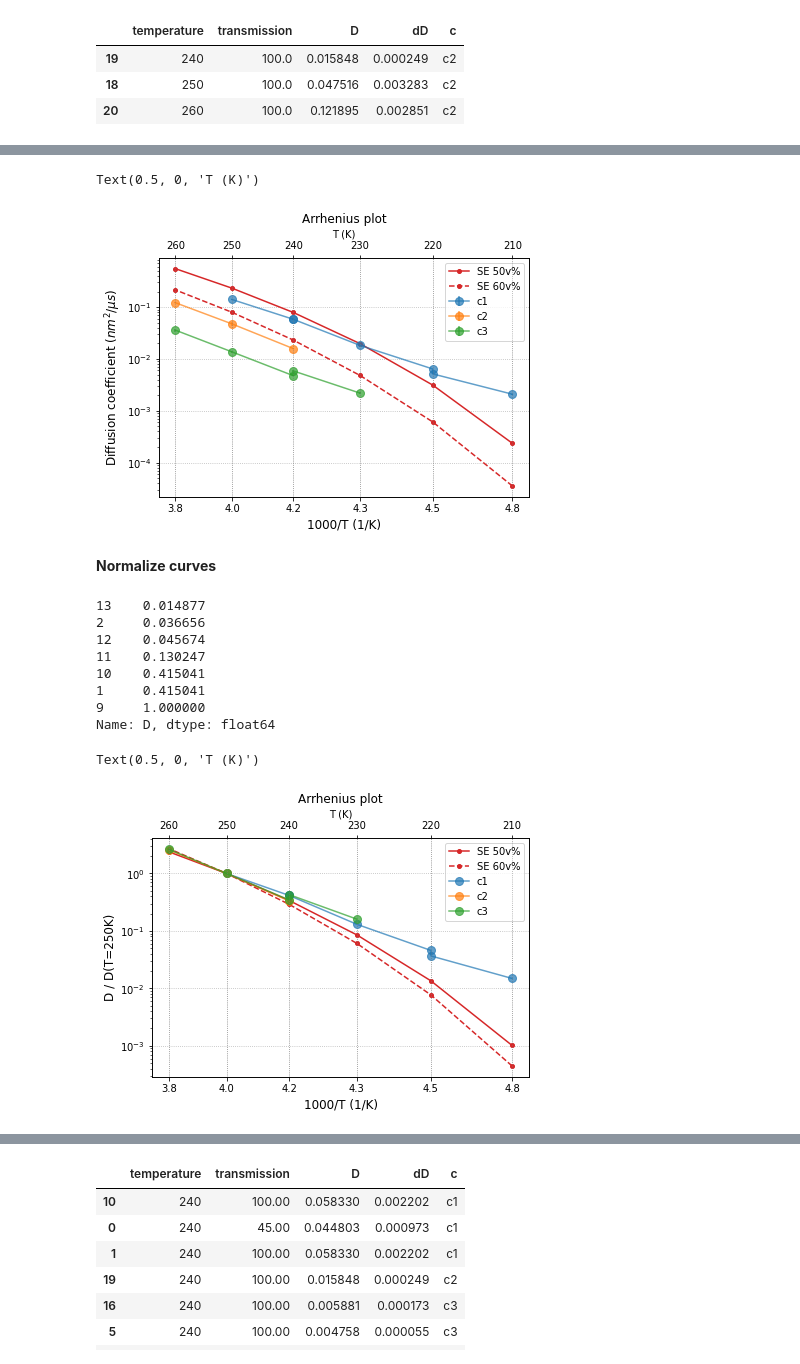
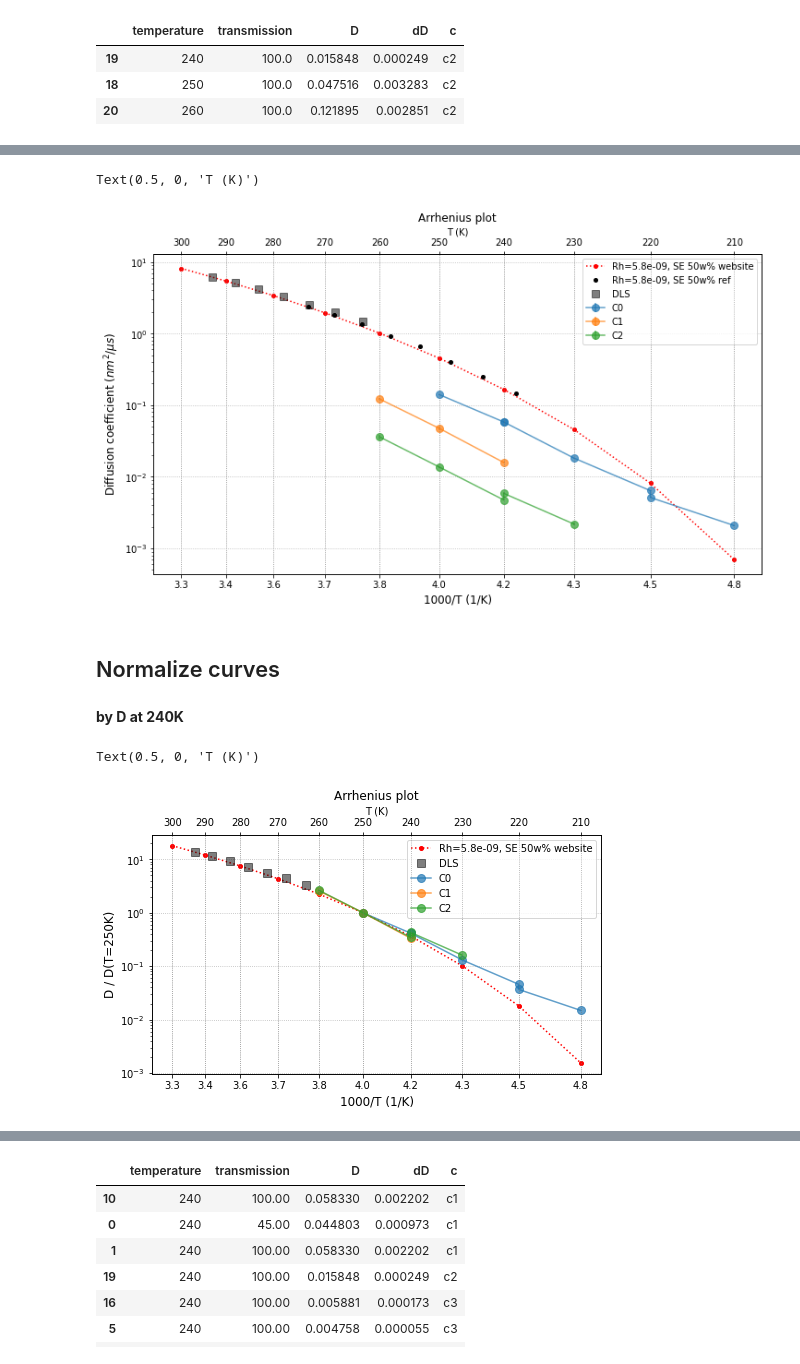
Before and after one commit to maddalenabin/id10-ferritin-2022, a Jupyter notebook: 01-notebooks/06-diff-coeff.ipynb, the cells around one changed output, grey strips where cells are left out. Drawn from its saved outputs; the diff is of its cells as text; code cells hidden in the pictures.

```diff
--- a/01-notebooks/06-diff-coeff.ipynb
+++ b/01-notebooks/06-diff-coeff.ipynb
@@ -34,0 +120,3 @@ def get_diff_coeff_library(filename='../03-source/diffusion_coefficient'):
+# %%
+T = 210
+etas[etas['temp']==T]['50v%'].values[0]
@@ -110,10 +150,0 @@ array([210, 220, 230, 240, 250, 260])
-# %%
-eta50 = eta_50v_gly()
-eta60 = eta_60v_gly()
-# %%
-SE = pd.DataFrame(columns=['temperature', 'D_50', 'D_60'])
-
-for T in Ts:
-    row = {'temperature': T, 'D_50': D_coeff(T=T, eta=eta50[T]), "D_60": D_coeff(T=T, eta=eta60[T])}
-    SE = SE.append(row, ignore_index=True)
-SE
@@ -171,61 +182,68 @@ array([210., 220., 230., 240., 250., 260.])
+# %%
+SE_test = pd.DataFrame(columns=['temperature', 'D_50', 'D_60'])
+Rh = 5.785e-9
+
+for T in eta50.keys():
+    row = {'temperature': T, 'D_50w': D_coeff(T=T, eta=eta50w[T],  Rh=Rh)}
+    SE_test = SE_test.append(row, ignore_index=True)
 # %%
-fig, ax = plt.subplots(1,1, figsize=(6,4.5), constrained_layout=True)
+fig, ax = plt.subplots(1,1, figsize=(10,6), constrained_layout=True)
 
 ax2 = ax.twiny()
 
 scale = 1e3
-ax.plot(scale/SE['temperature'], SE['D_50'], label='SE 50v%', c='C3', marker='o', ms=4)
-ax.plot(scale/SE['temperature'], SE['D_60'], label='SE 60v%', c='C3', marker='o', ms=4, ls='--')
 
-ax.errorbar(scale/D_c1['temperature'], D_c1['D'], D_c1['dD'], label='c1', c='C0', marker='o', ms=8, alpha=.7)
-ax.errorbar(scale/D_c2['temperature'], D_c2['D'], D_c2['dD'], label='c2', c='C1', marker='o', ms=8, alpha=.7)
-ax.errorbar(scale/D_c3['temperature'], D_c3['D'], D_c3['dD'], label='c3', c='C2', marker='o', ms=8, alpha=.7)
+# references
+ax.plot(scale/SE_test['temperature'], SE_test['D_50w'], label=f'Rh={Rh:.1e}, SE 50w% website', c='r', marker='o', ms=4, ls=':')
+# ax.plot(scale/SE['temperature'], SE['D_50'], label='SE 50v%', c='C3', marker='o', ms=4)
+# ax.plot(scale/SE['temperature'], SE['D_60'], label='SE 60v%', c='C3', marker='o', ms=4, ls='--')
+ax.plot(scale/np.array(Tsref), Dref, marker='o', c='k', ms=4, ls='', label=f'Rh={Rh:.1e}, SE 50w% ref')
+ax.plot(scale/DLS['T'], DLS['D'], marker='s', c='k', ls='', ms=8, label='DLS', alpha=.5)
+
+# id10 data
+for db, c in zip([D_c1, D_c2, D_c3], ["C0", "C1", "C2"]):
+    ax.errorbar(scale/ db['temperature'],  db['D'], db['dD'], c=c, marker='o', ms=8, alpha=.7, label=c)
 
 ax.set_ylabel('Diffusion coefficient ($nm^2/\mu s$)', fontsize=12)
 ax.set_xlabel(f'{scale:.0f}/T (1/K)', fontsize=12)
 ax.set_xticks(scale/SE['temperature'].values)
 ax.set_xticklabels(['%.1f' %x for x in scale/SE['temperature'].values])
 ax.set_yscale('log')
 ax.legend(bbox_to_anchor=[1,1])
 ax.grid(ls=':', c='gray', alpha=.6)
 ax.set_title('Arrhenius plot')
 
 ax2.set_xlim(ax.get_xlim())
 ax2.set_xticks(scale/SE['temperature'].values)
 ax2.set_xticklabels(["%.0f" %x for x in SE['temperature'].values])
 ax2.set_xlabel('T (K)')
 # %% [output]
 Text(0.5, 0, 'T (K)')
-[figure, old version]
+[figure, new version]
 # %% [markdown]
-**Normalize curves**
+## Normalize curves
-# %%
-norm = D_c1.loc[D_c1['temperature'] == 250]['D'].values[0]
-D_c1['D'] / norm
-# %% [output]
-13    0.014877
-2     0.036656
-12    0.045674
-11    0.130247
-10    0.415041
-1     0.415041
-9     1.000000
-Name: D, dtype: float64
+# %% [markdown]
+**by D at 240K**
 # %%
-fig, ax = plt.subplots(1,1, figsize=(6,4.5), constrained_layout=True)
+fig, ax = plt.subplots(1,1, figsize=(7,4.5), constrained_layout=True)
 
 ax2 = ax.twiny()
 
 scale, T_norm = 1e3, 250
 
-ax.plot(scale/SE['temperature'], SE['D_50'] / SE.loc[SE['temperature'] == T_norm]['D_50'].values[0] , label='SE 50v%', c='C3', marker='o', ms=4)
-ax.plot(scale/SE['temperature'], SE['D_60'] / SE.loc[SE['temperature'] == T_norm]['D_60'].values[0], label='SE 60v%', c='C3', marker='o', ms=4, ls='--')
+# references
+ax.plot(scale/SE_test['temperature'], SE_test['D_50w'] / SE_test.loc[SE['temperature'] == T_norm]['D_50w'].values[0], label=f'Rh={Rh:.1e}, SE 50w% website', c='r', marker='o', ms=4, ls=':')
+# ax.plot(scale/SE['temperature'], SE['D_50'] / SE.loc[SE['temperature'] == T_norm]['D_50'].values[0], label='SE 50v%', c='C3', marker='o', ms=4)
+# ax.plot(scale/SE['temperature'], SE['D_60']/ SE.loc[SE['temperature'] == T_norm]['D_60'].values[0], label='SE 60v%', c='C3', marker='o', ms=4, ls='--')
+# ax.plot(scale/np.array(Tsref), Dref, marker='o', c='k', ms=4, ls='', label=f'Rh={Rh:.1e}, SE 50w% ref')
+ax.plot(scale/DLS['T'], DLS['D'] / SE_test.loc[SE['temperature'] == T_norm]['D_50w'].values[0], marker='s', c='k', ls='', ms=8, label='DLS', alpha=.5)
 
-ax.plot(scale/D_c1['temperature'], D_c1['D']/D_c1.loc[D_c1['temperature'] == T_norm]['D'].values[0], label='c1', c='C0', marker='o', ms=8, alpha=.7)
-ax.plot(scale/D_c2['temperature'], D_c2['D']/D_c2.loc[D_c2['temperature'] == T_norm]['D'].values[0], label='c2', c='C1', marker='o', ms=8, alpha=.7)
-ax.plot(scale/D_c3['temperature'], D_c3['D']/D_c3.loc[D_c3['temperature'] == T_norm]['D'].values[0], label='c3', c='C2', marker='o', ms=8, alpha=.7)
+for db, c in zip([D_c1, D_c2, D_c3], ["C0", "C1", "C2"]):
+    temp = db['temperature'].values
+    ax.plot(scale/temp,  db['D']/db.loc[db['temperature'] == T_norm]['D'].values[0], c=c, marker='o', ms=8, alpha=.7, label=c)
 
-ax.set_ylabel('D / D(T=250K)', fontsize=12)
+
+ax.set_ylabel(f'D / D(T={T_norm:.0f}K)', fontsize=12)
 ax.set_xlabel(f'{scale:.0f}/T (1/K)', fontsize=12)
 ax.set_xticks(scale/SE['temperature'].values)
 ax.set_xticklabels(['%.1f' %x for x in scale/SE['temperature'].values])
@@ -240,4 +258,4 @@ ax2.set_xticklabels(["%.0f" %x for x in SE['temperature'].values])
 ax2.set_xlabel('T (K)')
 # %% [output]
 Text(0.5, 0, 'T (K)')
-[figure, old version]
+[figure, new version]
```
Also changed, not shown: parts of 52 cells of this notebook, 5 other files.
